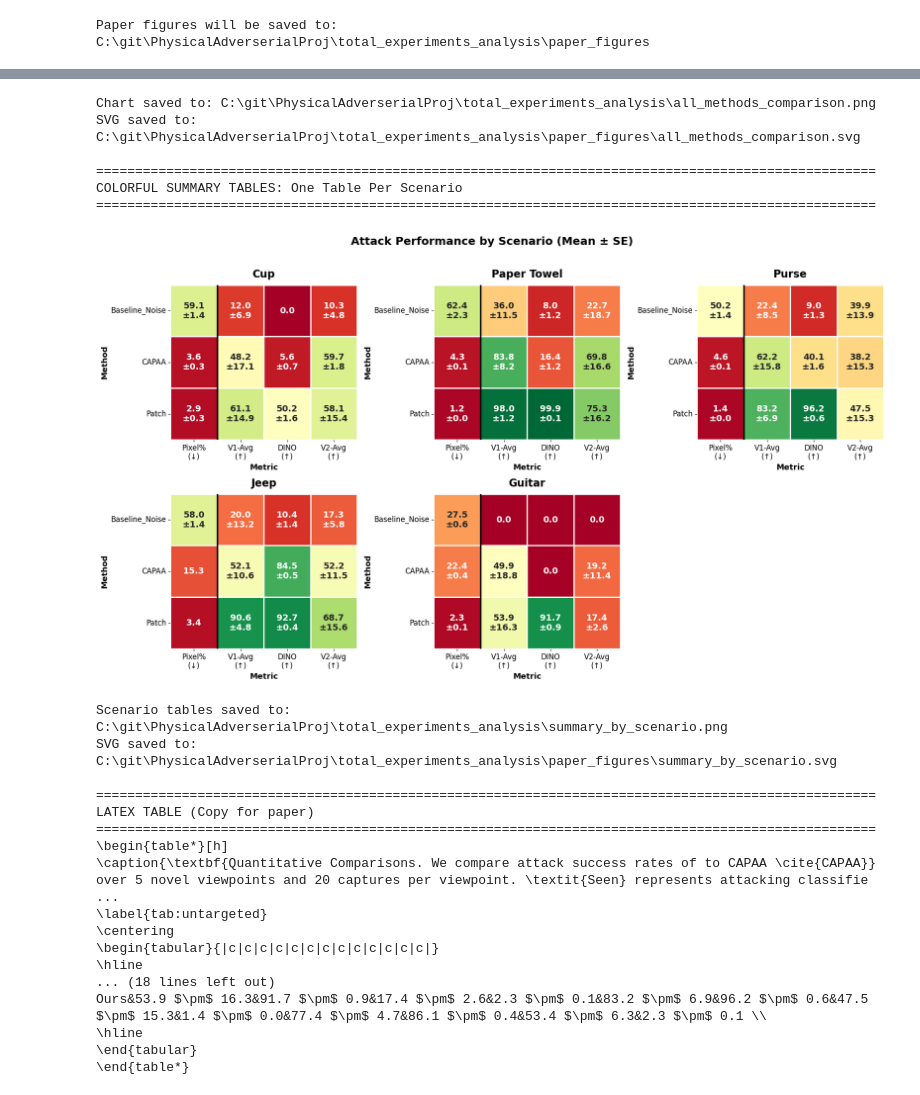
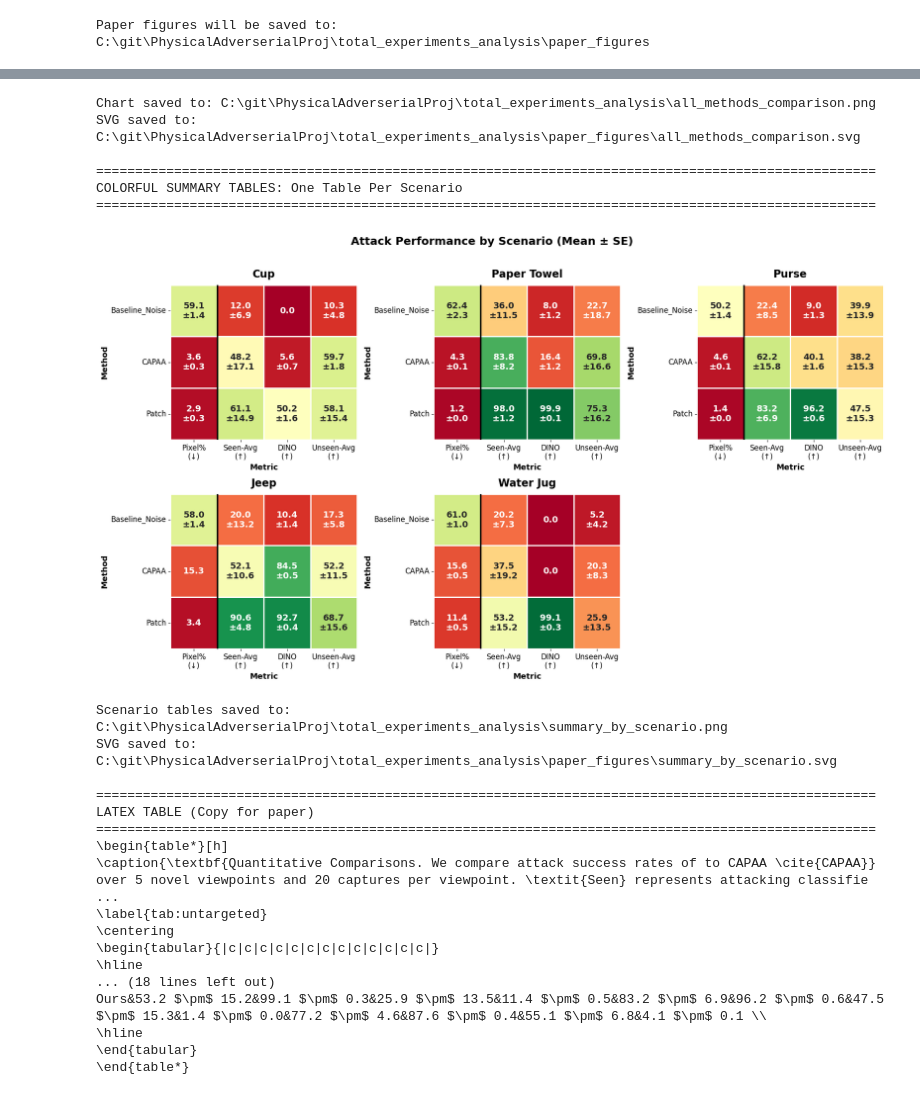
Before and after one commit to Dannynis/PhysicalAdverserialProj, a Jupyter notebook: all_experiments_analysis.ipynb, the cells around one changed output, grey strips where cells are left out. Drawn from its saved outputs; the diff is of its cells as text; code cells hidden in the pictures.

```diff
--- a/all_experiments_analysis.ipynb
+++ b/all_experiments_analysis.ipynb
@@ -56,12 +56,12 @@ EXPERIMENTS = {
         # Hardcoded pixel change values (no pixel_change_analysis.csv for old experiment)
         'hardcoded_pixel': {'CAPAA': 15.3, 'Patch': 3.4}
     },
-    'guitar': {
-        'main_folder': 'experiment_results_2026-01-16_00_03_32',
+    'water_jug': {
+        'main_folder': 'experiment_results_2026-01-17_19_06_14',
         'base_path': r'C:\git\PhysicalAdverserialProj\paper_experiments',
         'baseline_noise_folder': None,
-        'forbidden_indices': [420, 402, 546, 889],
-        'forbidden_classes': get_class_names([420, 402, 546, 889])
+        'forbidden_indices': [899, 849, 505],
+        'forbidden_classes': get_class_names([899, 849, 505])
     }
 }
 
@@ -322,8 +322,8 @@ def format_with_se(table):
     display_table['Method'] = table['Method']
 
     # Value columns and their SE counterparts
-    value_cols = ['Pixel%', 'V1-inception', 'V1-resnet', 'V1-vgg', 'V1-vit', 'V1-Avg',
-                  'DINO', 'V2-convnext', 'V2-efficientnet', 'V2-mobilenet', 'V2-swin', 'V2-Avg']
+    value_cols = ['Pixel%', 'Seen-inception', 'Seen-resnet', 'Seen-vgg', 'Seen-vit', 'Seen-Avg',
+                  'DINO', 'Unseen-convnext', 'Unseen-efficientnet', 'Unseen-mobilenet', 'Unseen-swin', 'Unseen-Avg']
 
     for col in value_cols:
         if col in table.columns:
@@ -507,16 +507,16 @@ fig, axes = plt.subplots(2, 2, figsize=(16, 12))
 axes = axes.flatten()
 
 # Metrics to compare
-metrics = ['Pixel%', 'V1-Avg', 'DINO', 'V2-Avg']
-se_cols = ['Pixel_SE', 'V1-Avg_SE', 'DINO_SE', 'V2-Avg_SE']
-metric_titles = ['Pixel Change % (Lower = Better)', 'V1-Avg Success Rate %', 'DINO Success Rate %', 'V2-Avg Success Rate %']
+metrics = ['Pixel%', 'Seen-Avg', 'DINO', 'Unseen-Avg']
+se_cols = ['Pixel_SE', 'Seen-Avg_SE', 'DINO_SE', 'Unseen-Avg_SE']
+metric_titles = ['Pixel Change % (Lower = Better)', 'Seen-Avg Success Rate %', 'DINO Success Rate %', 'Unseen-Avg Success Rate %']
 metric_colors = {
     'Baseline_Noise': '#95a5a6',  # Gray
     'CAPAA': '#e74c3c',           # Red
     'Patch': '#27ae60'            # Green
 }
 
-experiments_order = ['cup', 'paper_towel', 'purse', 'jeep', 'guitar']
+experiments_order = ['cup', 'paper_towel', 'purse', 'jeep', 'water_jug']
 methods_order = ['Baseline_Noise', 'CAPAA', 'Patch']
 
 for idx, (metric, se_col, title) in enumerate(zip(metrics, se_cols, metric_titles)):
@@ -596,20 +596,20 @@ print(f"\nChart saved to: {os.path.join(BASE_PATH, 'all_methods_comparison.png')
 print(f"SVG saved to: {os.path.join(PAPER_FIGURES_PATH, 'all_methods_comparison.svg')}")
 
 # Create 2x3 grid of heatmaps - one per SCENARIO (experiment)
-# Each table: rows=methods, columns=metrics (Pixel%, V1-Avg, DINO, V2-Avg)
+# Each table: rows=methods, columns=metrics (Pixel%, Seen-Avg, DINO, Unseen-Avg)
 print("\n" + "="*100)
 print("COLORFUL SUMMARY TABLES: One Table Per Scenario")
 print("="*100)
 
-summary_metrics = ['Pixel%', 'V1-Avg', 'DINO', 'V2-Avg']
-summary_se_cols = ['Pixel_SE', 'V1-Avg_SE', 'DINO_SE', 'V2-Avg_SE']
-metric_col_labels = ['Pixel%\n(↓)', 'V1-Avg\n(↑)', 'DINO\n(↑)', 'V2-Avg\n(↑)']
+summary_metrics = ['Pixel%', 'Seen-Avg', 'DINO', 'Unseen-Avg']
+summary_se_cols = ['Pixel_SE', 'Seen-Avg_SE', 'DINO_SE', 'Unseen-Avg_SE']
+metric_col_labels = ['Pixel%\n(↓)', 'Seen-Avg\n(↑)', 'DINO\n(↑)', 'Unseen-Avg\n(↑)']
 method_labels = ['Baseline_Noise', 'CAPAA', 'Patch']
 
 fig, axes = plt.subplots(2, 3, figsize=(18, 10))
 axes = axes.flatten()
 
-exp_titles = {'cup': 'Cup', 'paper_towel': 'Paper Towel', 'purse': 'Purse', 'jeep': 'Jeep', 'guitar': 'Guitar'}
+exp_titles = {'cup': 'Cup', 'paper_towel': 'Paper Towel', 'purse': 'Purse', 'jeep': 'Jeep', 'water_jug': 'Water Jug'}
 
 for idx, exp_name in enumerate(experiments_order):
     ax = axes[idx]
@@ -695,7 +695,7 @@ print("="*100)
 # Mapping: Baseline_Noise -> Baseline, CAPAA -> CAPAA, Patch -> Ours
 method_mapping = {'Baseline_Noise': 'Baseline', 'CAPAA': 'CAPAA', 'Patch': 'Ours'}
 # Experiments order for the table: Jeep, Paper Towel, Cup in first row; Guitar, Purse, Total in second row
-table_experiments = ['jeep', 'paper_towel', 'cup', 'purse', 'guitar']
+table_experiments = ['jeep', 'paper_towel', 'cup', 'purse', 'water_jug']
 
 def get_latex_val(exp_name, method, metric, se_col):
     """Get formatted value ± SE for LaTeX"""
@@ -717,7 +717,7 @@ def get_latex_val(exp_name, method, metric, se_col):
 total_data = {}
 for method in ['Baseline_Noise', 'CAPAA', 'Patch']:
     total_data[method] = {}
-    for metric, se_col in [('V1-Avg', 'V1-Avg_SE'), ('DINO', 'DINO_SE'), ('V2-Avg', 'V2-Avg_SE'), ('Pixel%', 'Pixel_SE')]:
+    for metric, se_col in [('Seen-Avg', 'Seen-Avg_SE'), ('DINO', 'DINO_SE'), ('Unseen-Avg', 'Unseen-Avg_SE'), ('Pixel%', 'Pixel_SE')]:
         vals = []
         ses = []
         for exp_name in table_experiments:
@@ -760,38 +760,38 @@ latex_table = r"""\begin{table*}[h]
 for method, label in [('Baseline_Noise', 'Baseline'), ('CAPAA', 'CAPAA'), ('Patch', 'Ours')]:
     row = f"{label}"
     for exp_name in ['jeep', 'paper_towel', 'cup']:
-        seen = get_latex_val(exp_name, method, 'V1-Avg', 'V1-Avg_SE')
+        seen = get_latex_val(exp_name, method, 'Seen-Avg', 'Seen-Avg_SE')
         dino = get_latex_val(exp_name, method, 'DINO', 'DINO_SE')
-        unseen = get_latex_val(exp_name, method, 'V2-Avg', 'V2-Avg_SE')
+        unseen = get_latex_val(exp_name, method, 'Unseen-Avg', 'Unseen-Avg_SE')
         pixels = get_latex_val(exp_name, method, 'Pixel%', 'Pixel_SE')
         row += f"&{seen}&{dino}&{unseen}&{pixels}"
     row += r" \\" + "\n\\hline\n"
     latex_table += row
 
 # Second part of table
-latex_table += r""" & \multicolumn{4}{|c|}{Guitar} & \multicolumn{4}{|c|}{Purse} & \multicolumn{4}{|c|}{Total} \\
+latex_table += r""" & \multicolumn{4}{|c|}{Water Jug} & \multicolumn{4}{|c|}{Purse} & \multicolumn{4}{|c|}{Total} \\
 \hline
  & Seen & DINO & Unseen & Pixels & Seen & DINO & Unseen & Pixels & Seen & DINO & Unseen & Pixels \\
 \hline
 """
 
-# Row 2: Guitar, Purse, Total
+# Row 2: Water Jug, Purse, Total
 for method, label in [('Baseline_Noise', 'Baseline'), ('CAPAA', 'CAPAA'), ('Patch', 'Ours')]:
     row = f"{label}"
-    # Guitar
-    seen = get_latex_val('guitar', method, 'V1-Avg', 'V1-Avg_SE')
-    dino = get_latex_val('guitar', method, 'DINO', 'DINO_SE')
-    unseen = get_latex_val('guitar', method, 'V2-Avg', 'V2-Avg_SE')
-    pixels = get_latex_val('guitar', method, 'Pixel%', 'Pixel_SE')
+    # Water Jug
+    seen = get_latex_val('water_jug', method, 'Seen-Avg', 'Seen-Avg_SE')
+    dino = get_latex_val('water_jug', method, 'DINO', 'DINO_SE')
+    unseen = get_latex_val('water_jug', method, 'Unseen-Avg', 'Unseen-Avg_SE')
+    pixels = get_latex_val('water_jug', method, 'Pixel%', 'Pixel_SE')
     row += f"&{seen}&{dino}&{unseen}&{pixels}"
     # Purse
-    seen = get_latex_val('purse', method, 'V1-Avg', 'V1-Avg_SE')
+    seen = get_latex_val('purse', method, 'Seen-Avg', 'Seen-Avg_SE')
     dino = get_latex_val('purse', method, 'DINO', 'DINO_SE')
-    unseen = get_latex_val('purse', method, 'V2-Avg', 'V2-Avg_SE')
+    unseen = get_latex_val('purse', method, 'Unseen-Avg', 'Unseen-Avg_SE')
     pixels = get_latex_val('purse', method, 'Pixel%', 'Pixel_SE')
     row += f"&{seen}&{dino}&{unseen}&{pixels}"
     # Total
-    row += f"&{total_data[method].get('V1-Avg', '')}&{total_data[method].get('DINO', '')}&{total_data[method].get('V2-Avg', '')}&{total_data[method].get('Pixel%', '')}"
+    row += f"&{total_data[method].get('Seen-Avg', '')}&{total_data[method].get('DINO', '')}&{total_data[method].get('Unseen-Avg', '')}&{total_data[method].get('Pixel%', '')}"
     row += r" \\" + "\n\\hline\n"
     latex_table += row
 
@@ -805,10 +805,10 @@ Paper figures will be saved to: C:\git\PhysicalAdverserialProj\total_experiments
 Chart saved to: C:\git\PhysicalAdverserialProj\total_experiments_analysis\all_methods_comparison.png
 SVG saved to: C:\git\PhysicalAdverserialProj\total_experiments_analysis\paper_figures\all_methods_comparison.svg
 
 ====================================================================================================
 COLORFUL SUMMARY TABLES: One Table Per Scenario
 ====================================================================================================
-[figure, old version]
+[figure, new version]
 Scenario tables saved to: C:\git\PhysicalAdverserialProj\total_experiments_analysis\summary_by_scenario.png
 SVG saved to: C:\git\PhysicalAdverserialProj\total_experiments_analysis\paper_figures\summary_by_scenario.svg
 
@@ -822,7 +822,7 @@ LATEX TABLE (Copy for paper)
 \begin{tabular}{|c|c|c|c|c|c|c|c|c|c|c|c|c|}
 \hline
 ... (18 lines left out)
-Ours&53.9 $\pm$ 16.3&91.7 $\pm$ 0.9&17.4 $\pm$ 2.6&2.3 $\pm$ 0.1&83.2 $\pm$ 6.9&96.2 $\pm$ 0.6&47.5 $\pm$ 15.3&1.4 $\pm$ 0.0&77.4 $\pm$ 4.7&86.1 $\pm$ 0.4&53.4 $\pm$ 6.3&2.3 $\pm$ 0.1 \\
+Ours&53.2 $\pm$ 15.2&99.1 $\pm$ 0.3&25.9 $\pm$ 13.5&11.4 $\pm$ 0.5&83.2 $\pm$ 6.9&96.2 $\pm$ 0.6&47.5 $\pm$ 15.3&1.4 $\pm$ 0.0&77.2 $\pm$ 4.6&87.6 $\pm$ 0.4&55.1 $\pm$ 6.8&4.1 $\pm$ 0.1 \\
 \hline
 \end{tabular}
 \end{table*}
```
Also changed, not shown: parts of 12 cells of this notebook.
